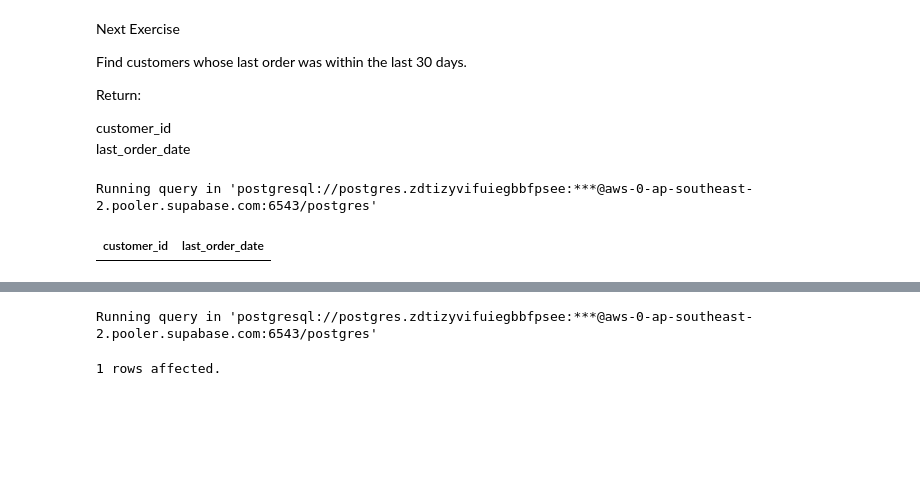
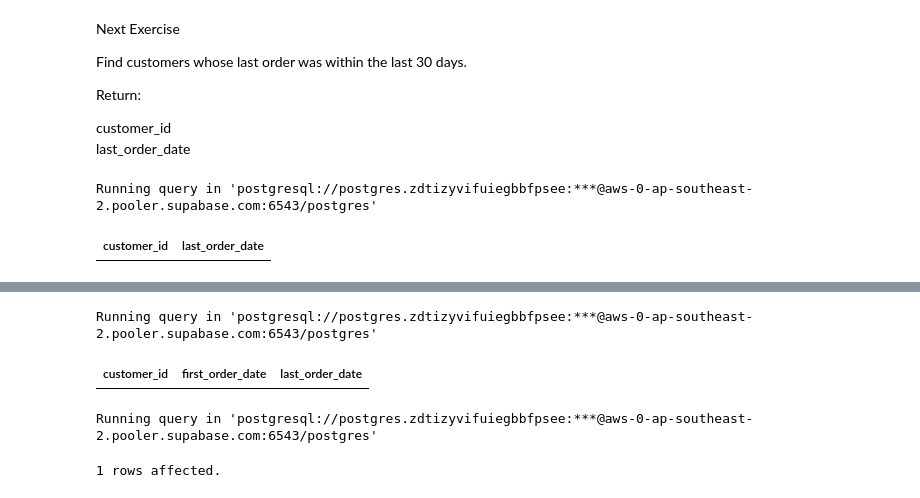
Before and after one commit to umesh-creates/sql_pandas_exercise_and_notes, a Jupyter notebook: retail_analysis exercise/date _and_time.ipynb, the cells around one changed output, grey strips where cells are left out. Saved outputs shown, nothing was run; the diff lists cells and outputs as text; code cells hidden in the pictures; blank space fills up the shorter version.

Commit message:
customer reactivation

```diff
--- a/retail_analysis exercise/date _and_time.ipynb
+++ b/retail_analysis exercise/date _and_time.ipynb
@@ -2136,3 +2145,15 @@ Running query in 'postgresql://postgres.zdtizyvifuiegbbfpsee:***@aws-0-ap-southe
+# %%
+%%sql
+SELECT customer_id,
+    MIN(order_date) AS first_order_date,
+    MAX(order_date) AS last_order_date
+FROM retail_analysis.orders
+GROUP BY customer_id
+HAVING MIN(order_date) < CURRENT_DATE - INTERVAL '1 year'
+    AND MAX(order_date) > CURRENT_DATE - INTERVAL '30 days';
+# %% [output]
+Running query in 'postgresql://postgres.zdtizyvifuiegbbfpsee:***@aws-0-ap-southeast-2.pooler.supabase.com:6543/postgres'
+| customer_id | first_order_date | last_order_date |
 # %%
 %%sql
 SELECT * FROM retail_analysis.orders
```
Also changed, not shown: parts of 2 cells of this notebook.
